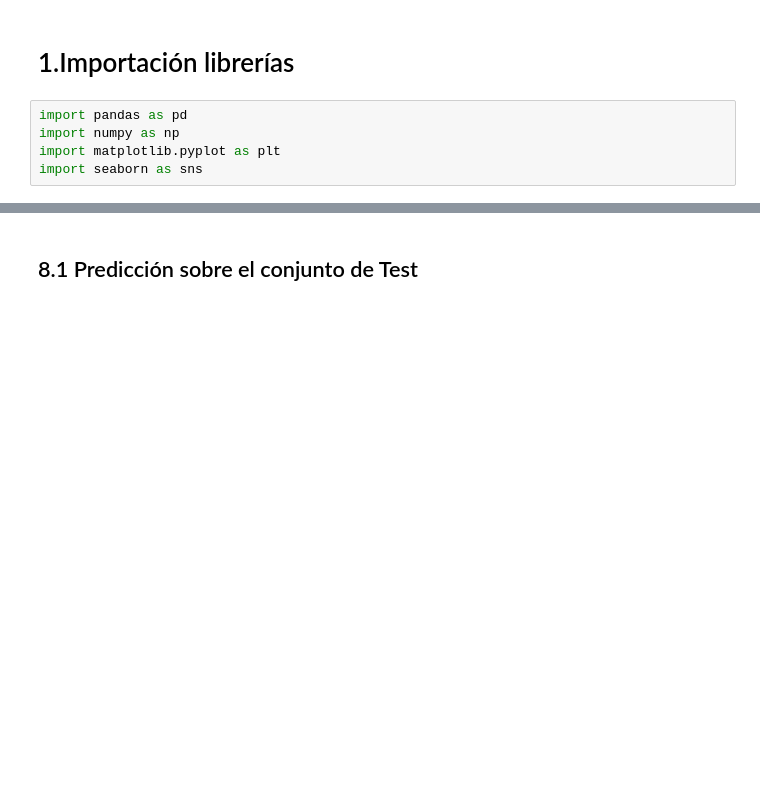
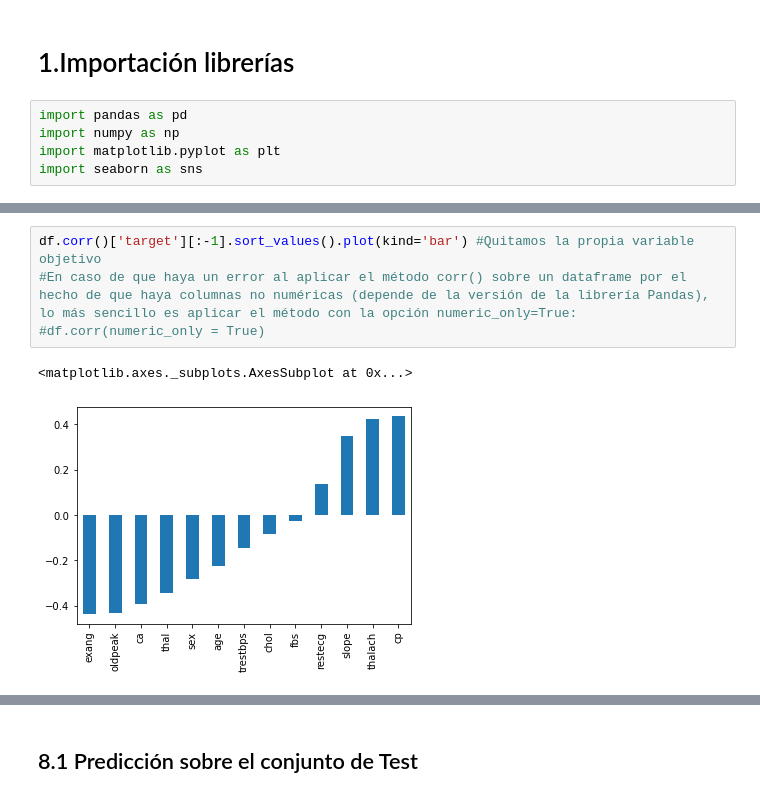
Before and after one commit to SebasCS-1/Proyecto_A_Riesgo_Crediticio, a Jupyter notebook: notebooks/03_ANN_Modelo1.ipynb, the cells around one changed output, grey strips where cells are left out. Drawn from its saved outputs; the diff is of its cells as text; blank space fills up the shorter version.

```diff
--- a/notebooks/03_ANN_Modelo1.ipynb
+++ b/notebooks/03_ANN_Modelo1.ipynb
@@ -86,0 +71,7 @@ from sklearn.metrics import mean_squared_error,mean_absolute_error,explained_var
+# %%
+df.corr()['target'][:-1].sort_values().plot(kind='bar') #Quitamos la propia variable objetivo
+#En caso de que haya un error al aplicar el método corr() sobre un dataframe por el hecho de que haya columnas no numéricas (depende de la versión de la librería Pandas), lo más sencillo es aplicar el método con la opción numeric_only=True:
+#df.corr(numeric_only = True)
+# %% [output]
+<matplotlib.axes._subplots.AxesSubplot at 0x...>
+[figure, added]
```
Also changed, not shown: parts of 102 cells of this notebook.
